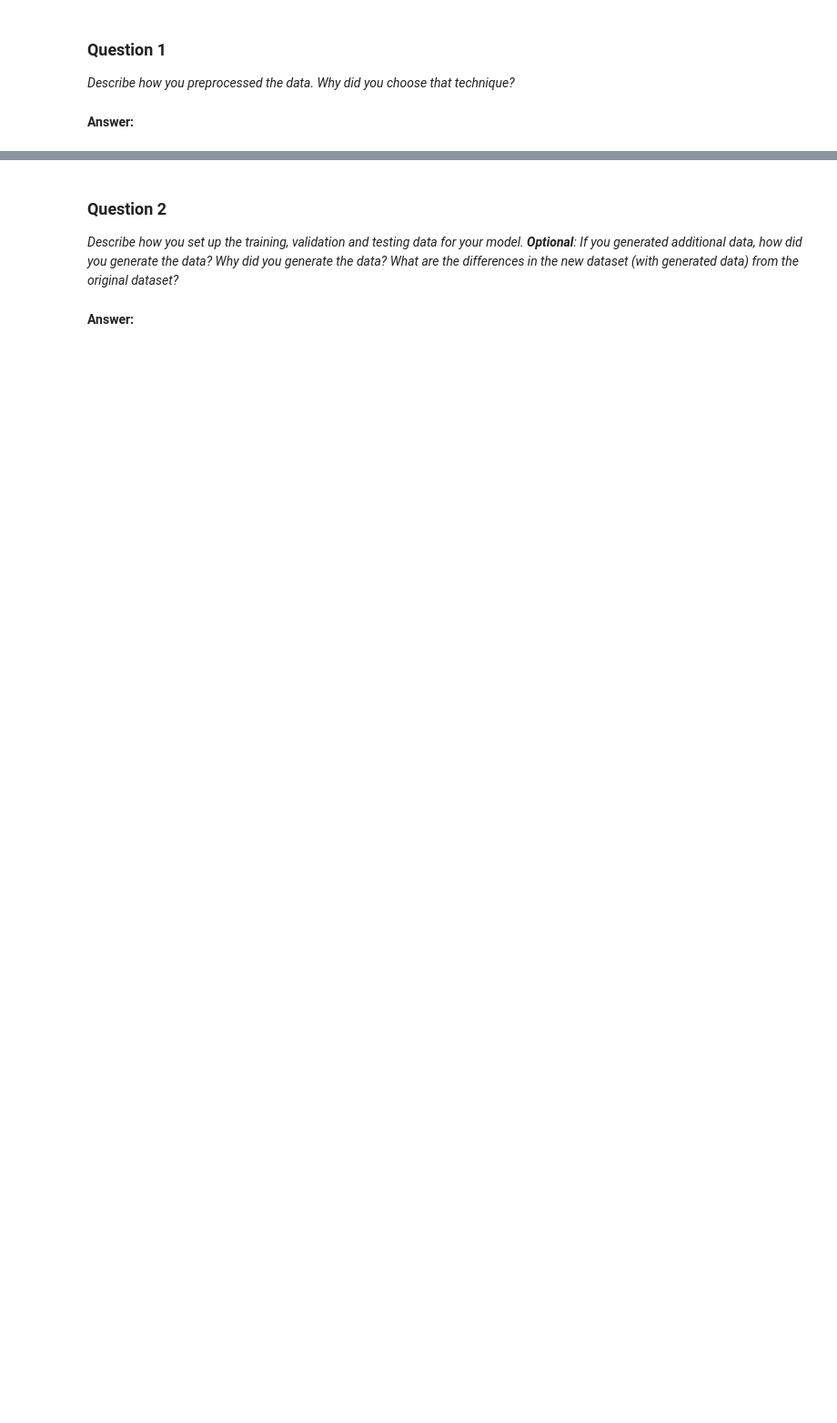
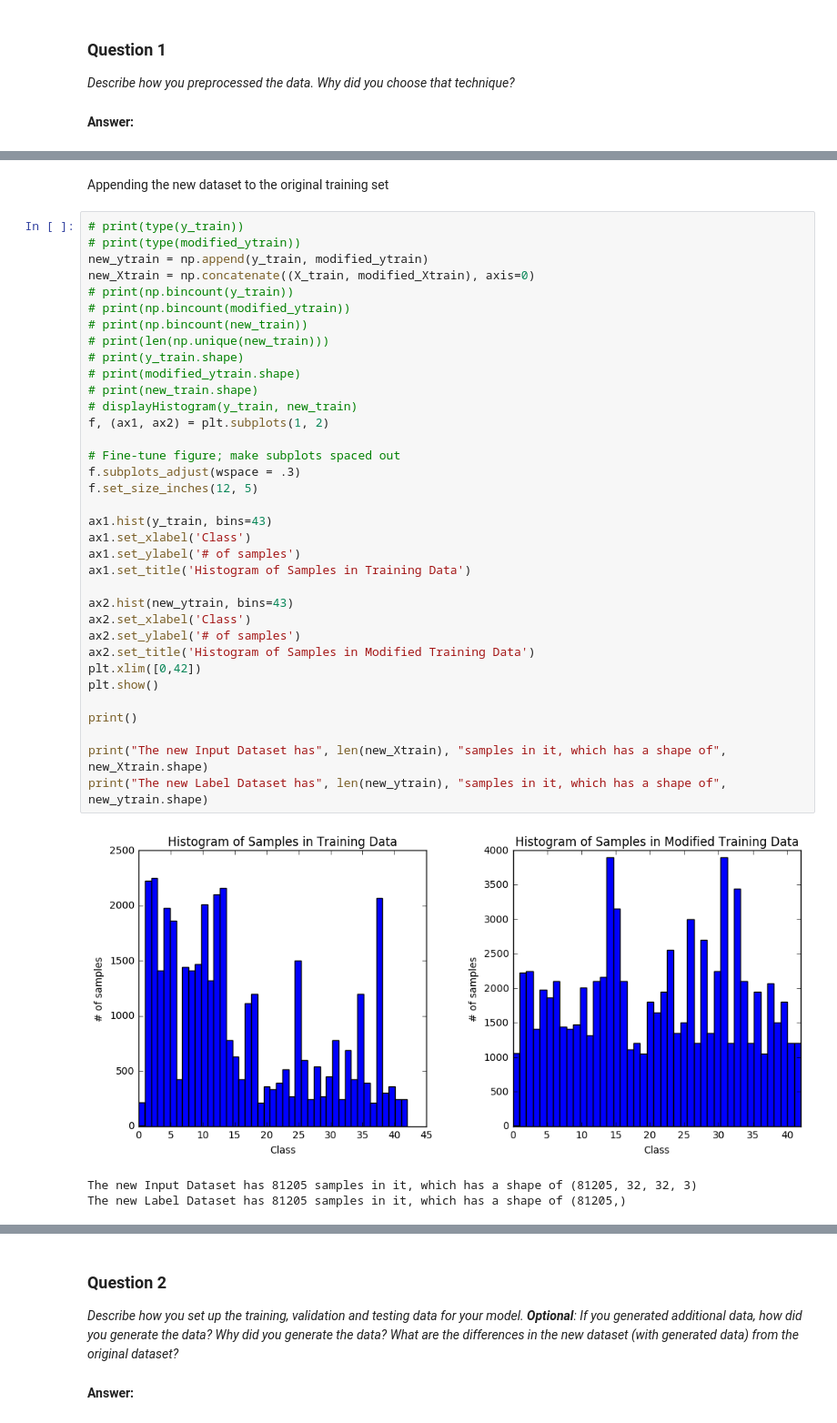
Before and after one commit to jayakasadev/Traffic-Sign-Classifier, a Jupyter notebook: Traffic_Sign_Classifier.ipynb, the cells around one changed output, grey strips where cells are left out. Shown at 91% size. Cells and saved outputs as stored; diff of their text form; blank space fills up the shorter version.

```diff
--- a/Traffic_Sign_Classifier.ipynb
+++ b/Traffic_Sign_Classifier.ipynb
@@ -198,0 +304,41 @@ _Describe how you preprocessed the data. Why did you choose that technique?_
+# %% [markdown]
+Appending the new dataset to the original training set
+# %%
+# print(type(y_train))
+# print(type(modified_ytrain))
+new_ytrain = np.append(y_train, modified_ytrain)
+new_Xtrain = np.concatenate((X_train, modified_Xtrain), axis=0)
+# print(np.bincount(y_train))
+# print(np.bincount(modified_ytrain))
+# print(np.bincount(new_train))
+# print(len(np.unique(new_train)))
+# print(y_train.shape)
+# print(modified_ytrain.shape)
+# print(new_train.shape)
+# displayHistogram(y_train, new_train)
+f, (ax1, ax2) = plt.subplots(1, 2)
+
+# Fine-tune figure; make subplots spaced out
+f.subplots_adjust(wspace = .3)
+f.set_size_inches(12, 5)
+
+ax1.hist(y_train, bins=43)
+ax1.set_xlabel('Class')
+ax1.set_ylabel('# of samples')
+ax1.set_title('Histogram of Samples in Training Data')
+
+ax2.hist(new_ytrain, bins=43)
+ax2.set_xlabel('Class')
+ax2.set_ylabel('# of samples')
+ax2.set_title('Histogram of Samples in Modified Training Data')
+plt.xlim([0,42])
+plt.show()
+
+print()
+
+print("The new Input Dataset has", len(new_Xtrain), "samples in it, which has a shape of", new_Xtrain.shape)
+print("The new Label Dataset has", len(new_ytrain), "samples in it, which has a shape of", new_ytrain.shape)
+# %% [output]
+[figure, added]
+The new Input Dataset has 81205 samples in it, which has a shape of (81205, 32, 32, 3)
+The new Label Dataset has 81205 samples in it, which has a shape of (81205,)
```
Also changed, not shown: parts of 14 cells of this notebook.
